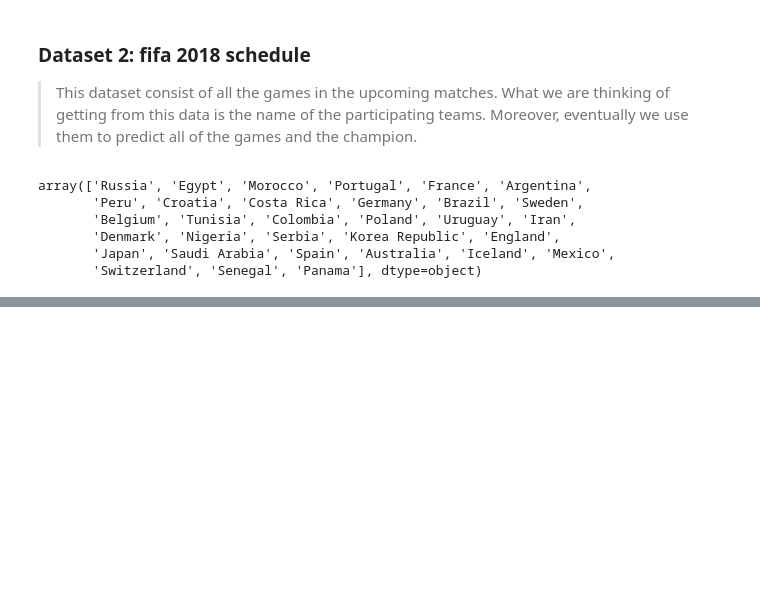
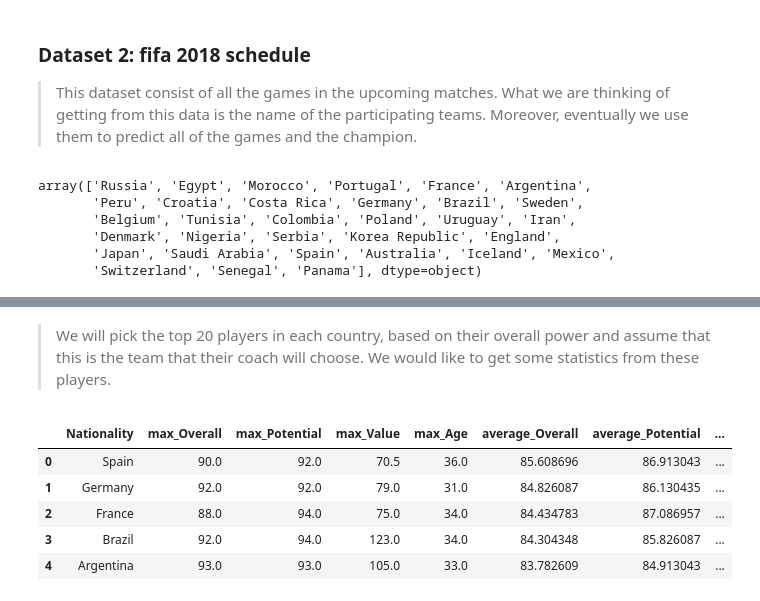
Before and after one commit to amnghd/FIFA_WORLD_CUP_2018_PREDICTION, a Jupyter notebook: Fifa World Cup 2018 - Prediction.ipynb, the cells around one changed output, grey strips where cells are left out. Cells and saved outputs as stored; diff of their text form; code cells hidden in the pictures; blank space fills up the shorter version.

```diff
--- a/Fifa World Cup 2018 - Prediction.ipynb
+++ b/Fifa World Cup 2018 - Prediction.ipynb
@@ -238,0 +266,3 @@ Can someone do some EDA?
+# %% [markdown]
+> We will pick the top 20 players in each country, based on their overall power and assume that this is the team that their coach will choose.
+We would like to get some statistics from these players.
@@ -238,0 +278,9 @@ Can someone do some EDA?
+# %%
+country_squad_stat.head()
+# %% [output]
+|  | Nationality | max_Overall | max_Potential | max_Value | max_Age | average_Overall | average_Potential | ... |
+| 0 | Spain | 90.0 | 92.0 | 70.5 | 36.0 | 85.608696 | 86.913043 | ... |
+| 1 | Germany | 92.0 | 92.0 | 79.0 | 31.0 | 84.826087 | 86.130435 | ... |
+| 2 | France | 88.0 | 94.0 | 75.0 | 34.0 | 84.434783 | 87.086957 | ... |
+| 3 | Brazil | 92.0 | 94.0 | 123.0 | 34.0 | 84.304348 | 85.826087 | ... |
+| 4 | Argentina | 93.0 | 93.0 | 105.0 | 33.0 | 83.782609 | 84.913043 | ... |
```
Also changed, not shown: parts of 24 cells of this notebook, 3 other files.
